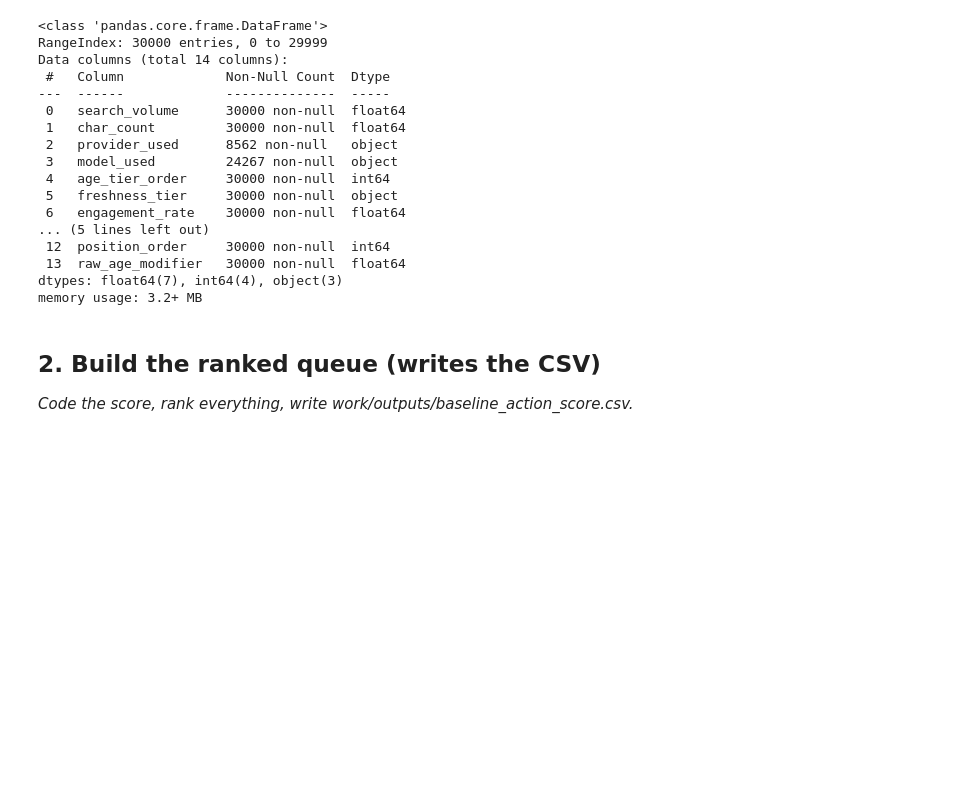
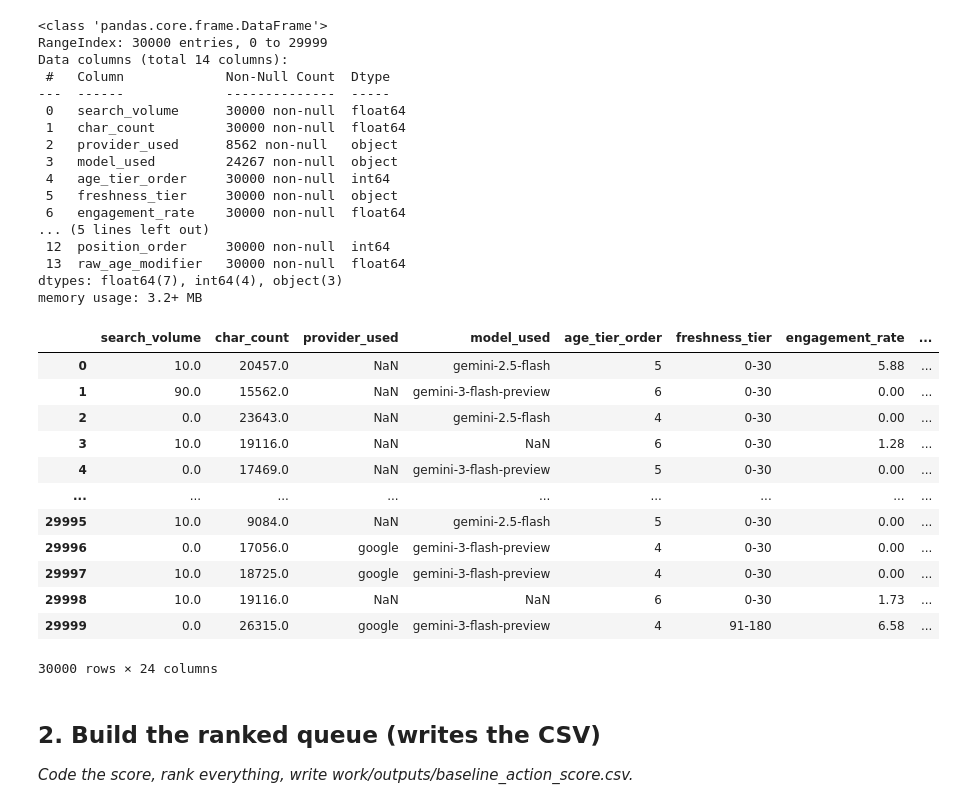
Before and after one commit to Maryam-Shile/flyrank_ml_internship, a Jupyter notebook: work/notebooks/w04_baseline_score.ipynb, the cells around one changed output. Cells and saved outputs as stored; diff of their text form; code cells hidden in the pictures; blank space fills up the shorter version.

```diff
--- a/work/notebooks/w04_baseline_score.ipynb
+++ b/work/notebooks/w04_baseline_score.ipynb
@@ -269,4 +271,20 @@ df_new["norm_ctr"] = df_new["ctr_tier_order"] - 1
 df_new['engagement_order'] = df_new['engagement_rate'].rank(pct = True)
+# %%
+df_new
+# %% [output]
+|  | search_volume | char_count | provider_used | model_used | age_tier_order | freshness_tier | engagement_rate | ... |
+| 0 | 10.0 | 20457.0 | NaN | gemini-2.5-flash | 5 | 0-30 | 5.88 | ... |
+| 1 | 90.0 | 15562.0 | NaN | gemini-3-flash-preview | 6 | 0-30 | 0.00 | ... |
+| 2 | 0.0 | 23643.0 | NaN | gemini-2.5-flash | 4 | 0-30 | 0.00 | ... |
+| 3 | 10.0 | 19116.0 | NaN | NaN | 6 | 0-30 | 1.28 | ... |
+| 4 | 0.0 | 17469.0 | NaN | gemini-3-flash-preview | 5 | 0-30 | 0.00 | ... |
+| ... | ... | ... | ... | ... | ... | ... | ... | ... |
+| 29995 | 10.0 | 9084.0 | NaN | gemini-2.5-flash | 5 | 0-30 | 0.00 | ... |
+| 29996 | 0.0 | 17056.0 | google | gemini-3-flash-preview | 4 | 0-30 | 0.00 | ... |
+| 29997 | 10.0 | 18725.0 | google | gemini-3-flash-preview | 4 | 0-30 | 0.00 | ... |
+| 29998 | 10.0 | 19116.0 | NaN | NaN | 6 | 0-30 | 1.73 | ... |
+| 29999 | 0.0 | 26315.0 | google | gemini-3-flash-preview | 4 | 91-180 | 6.58 | ... |
+30000 rows × 24 columns
 # %% [markdown]
 ## 2. Build the ranked queue (writes the CSV)
 
```
Also changed, not shown: parts of 7 cells of this notebook.
